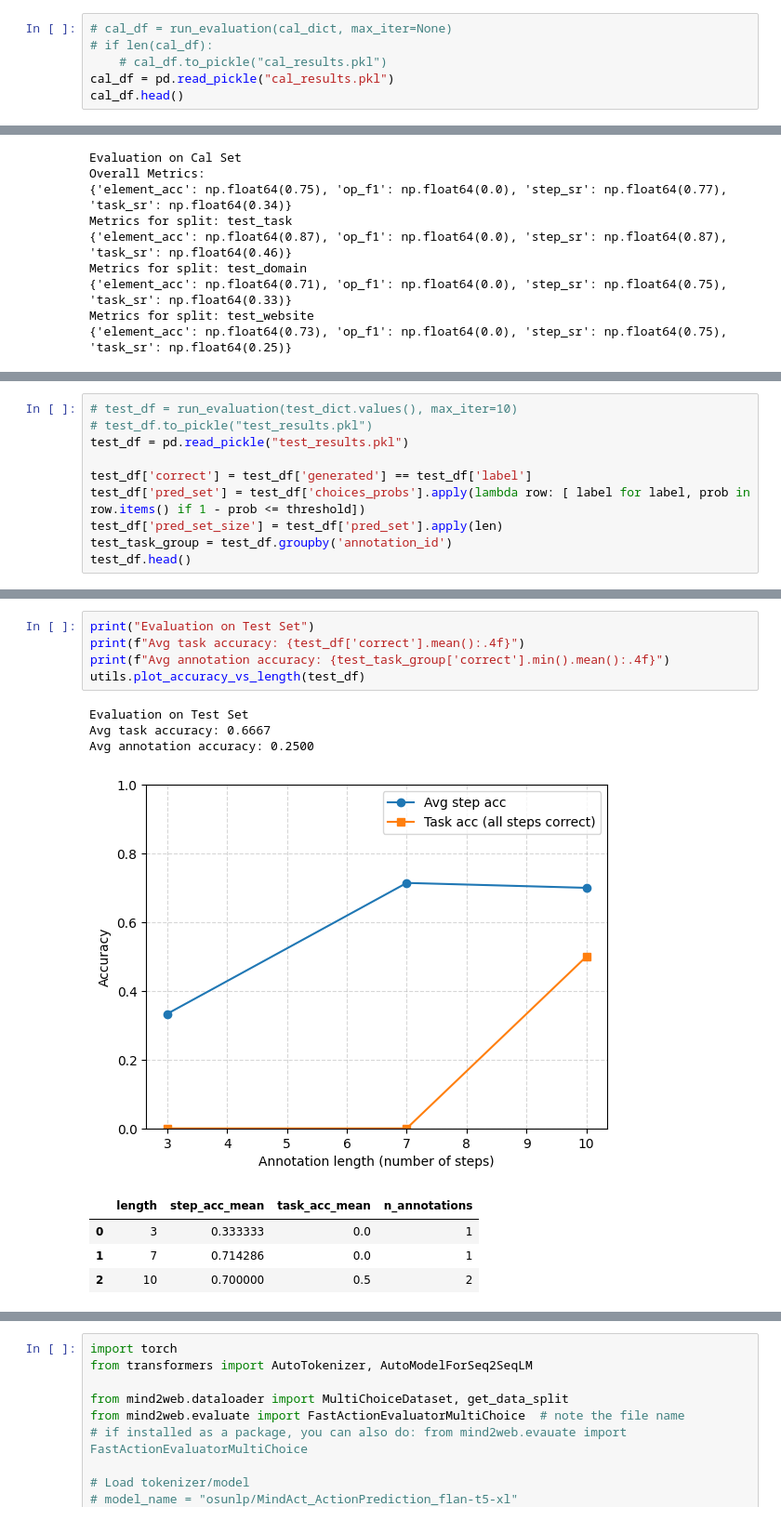
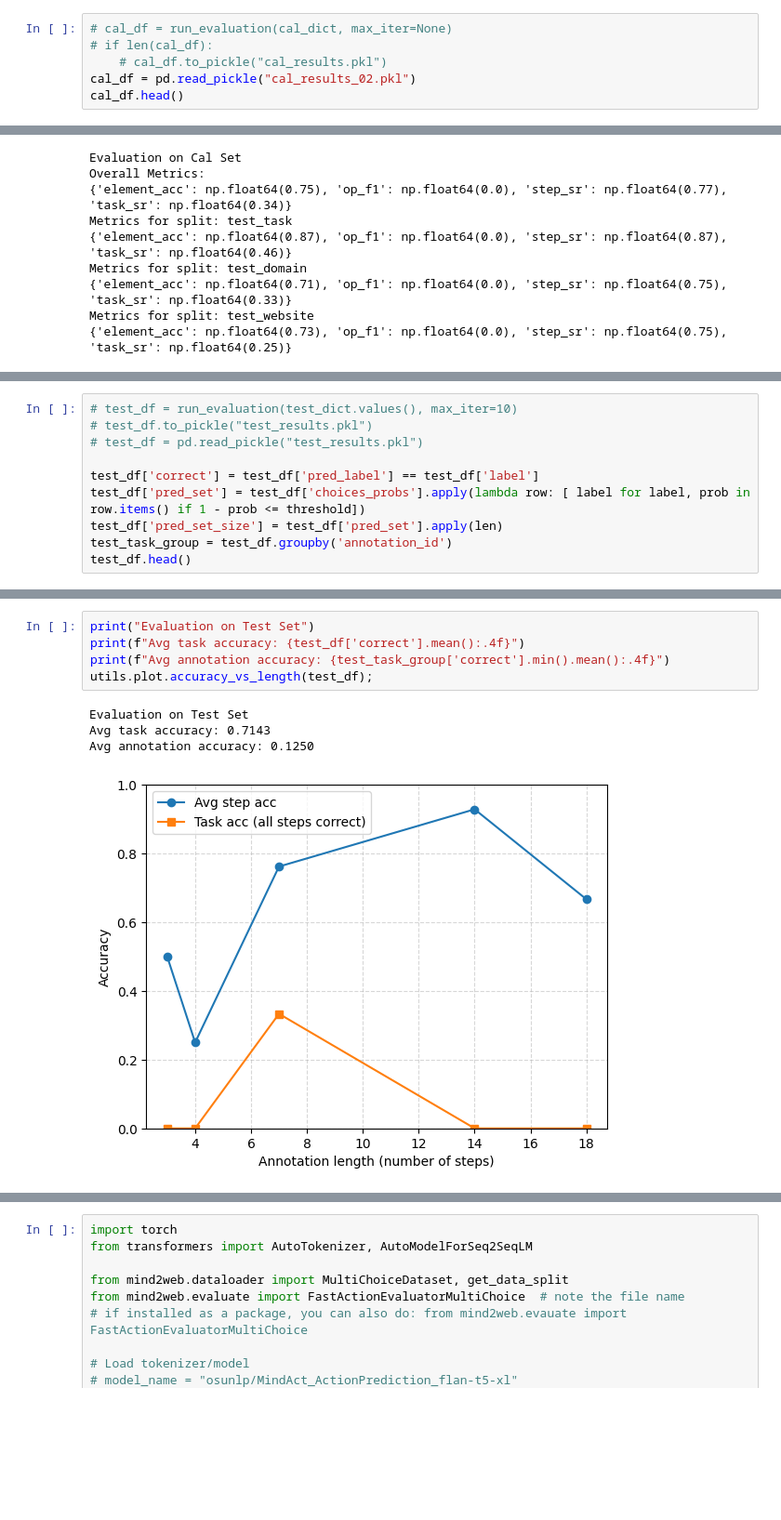
Before and after one commit to amitxy/Robots-That-Ask-For-Help-Over-The-Horizon, a Jupyter notebook: research.ipynb, the cells around one changed output, grey strips where cells are left out. Shown at 93% size. Drawn from its saved outputs; the diff is of its cells as text; blank space fills up the shorter version.

```diff
--- a/research.ipynb
+++ b/research.ipynb
@@ -101,7 +107,7 @@ def run_evaluation(data_sets:dict, max_iter=None):
 # cal_df = run_evaluation(cal_dict, max_iter=None)
 # if len(cal_df):
     # cal_df.to_pickle("cal_results.pkl")
-cal_df = pd.read_pickle("cal_results.pkl")
+cal_df = pd.read_pickle("cal_results_02.pkl")
 cal_df.head()
 # %% [output]
 |  | index | annotation_id | action_uid | pred_label | pred_action | pred_value | label | label_text | ... |
@@ -261,9 +254,9 @@ Name: count, dtype: int64
 # %%
 # test_df = run_evaluation(test_dict.values(), max_iter=10)
 # test_df.to_pickle("test_results.pkl")
-test_df = pd.read_pickle("test_results.pkl")
+# test_df = pd.read_pickle("test_results.pkl")
 
-test_df['correct'] = test_df['generated'] == test_df['label']
+test_df['correct'] = test_df['pred_label'] == test_df['label']
 test_df['pred_set'] = test_df['choices_probs'].apply(lambda row: [ label for label, prob in row.items() if 1 - prob <= threshold])
 test_df['pred_set_size'] = test_df['pred_set'].apply(len)
 test_task_group = test_df.groupby('annotation_id')
@@ -278,14 +271,10 @@ test_df.head()
 # %%
 print("Evaluation on Test Set")
 print(f"Avg task accuracy: {test_df['correct'].mean():.4f}")
 print(f"Avg annotation accuracy: {test_task_group['correct'].min().mean():.4f}")
-utils.plot_accuracy_vs_length(test_df)
+utils.plot.accuracy_vs_length(test_df);
 # %% [output]
 Evaluation on Test Set
-Avg task accuracy: 0.6667
-Avg annotation accuracy: 0.2500
+Avg task accuracy: 0.7143
+Avg annotation accuracy: 0.1250
-[figure, old version]
+[figure, new version]
-|  | length | step_acc_mean | task_acc_mean | n_annotations |
-| 0 | 3 | 0.333333 | 0.0 | 1 |
-| 1 | 7 | 0.714286 | 0.0 | 1 |
-| 2 | 10 | 0.700000 | 0.5 | 2 |
```
Also changed, not shown: parts of 23 cells of this notebook.
